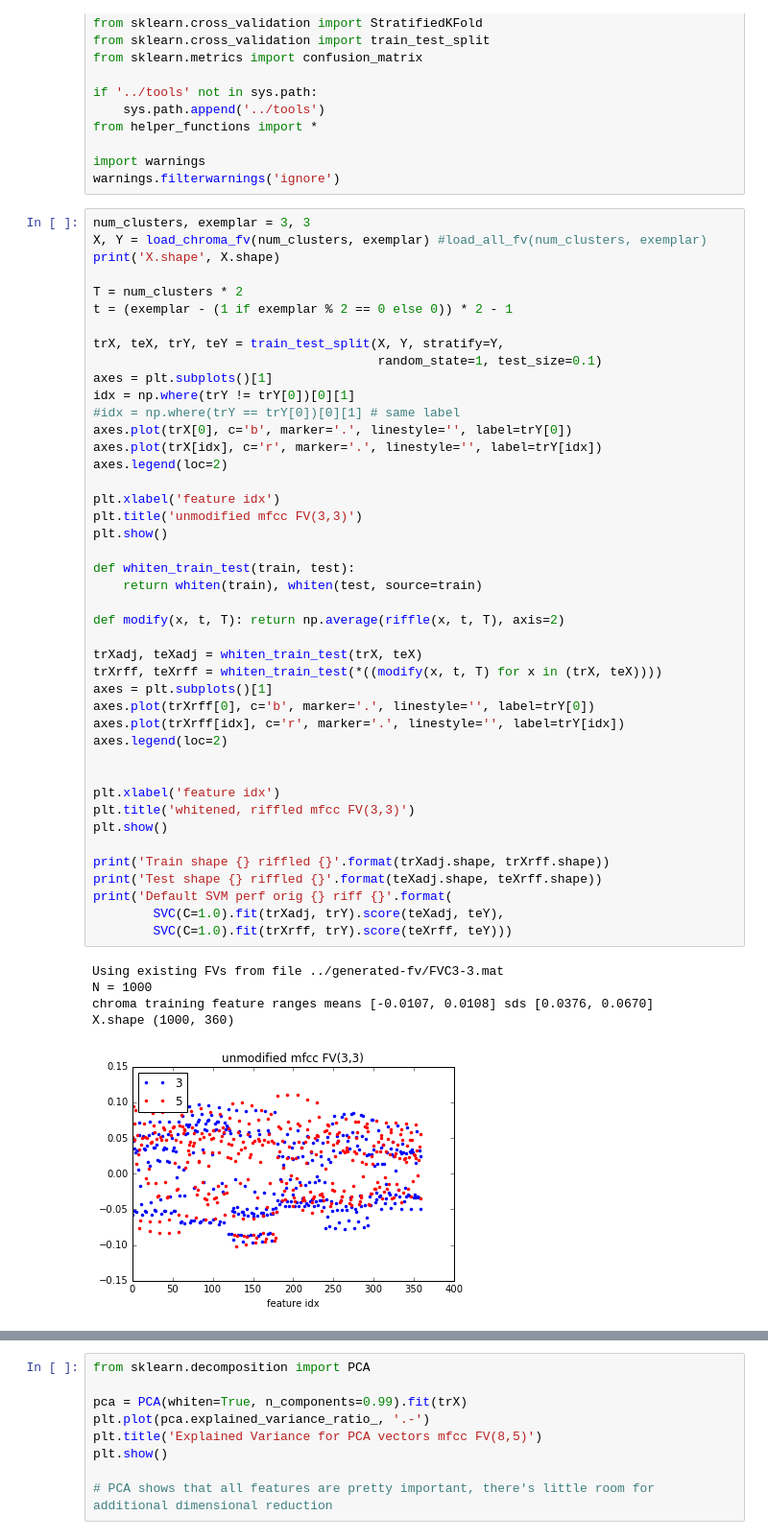
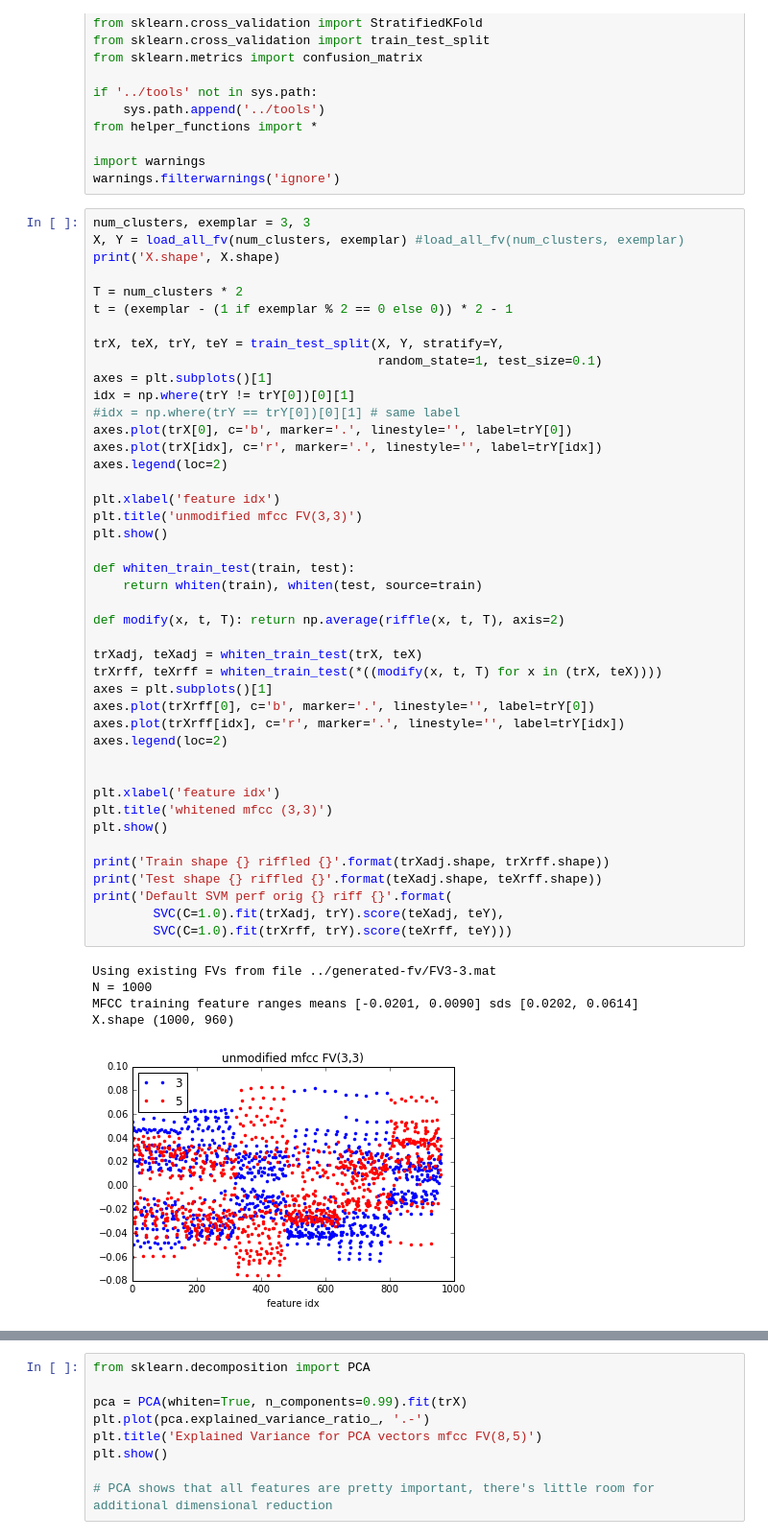
Before and after one commit to PrincetonUniversity/vox-music-classification, a Jupyter notebook: notebooks/exploratory-feature-analysis.ipynb, the cells around one changed output, grey strips where cells are left out. Shown at 96% size. Drawn from its saved outputs; the diff is of its cells as text.

```diff
--- a/notebooks/exploratory-feature-analysis.ipynb
+++ b/notebooks/exploratory-feature-analysis.ipynb
@@ -19,7 +19,7 @@ import warnings
 warnings.filterwarnings('ignore')
 # %%
 num_clusters, exemplar = 3, 3
-X, Y = load_chroma_fv(num_clusters, exemplar) #load_all_fv(num_clusters, exemplar)
+X, Y = load_all_fv(num_clusters, exemplar) #load_all_fv(num_clusters, exemplar)
 print('X.shape', X.shape)
 
 T = num_clusters * 2
@@ -34,35 +34,35 @@ axes.plot(trX[0], c='b', marker='.', linestyle='', label=trY[0])
 axes.plot(trX[idx], c='r', marker='.', linestyle='', label=trY[idx])
 axes.legend(loc=2)
 
 plt.xlabel('feature idx')
 plt.title('unmodified mfcc FV(3,3)')
 plt.show()
 
 def whiten_train_test(train, test):
     return whiten(train), whiten(test, source=train)
 
 def modify(x, t, T): return np.average(riffle(x, t, T), axis=2)
 
 trXadj, teXadj = whiten_train_test(trX, teX)
 trXrff, teXrff = whiten_train_test(*((modify(x, t, T) for x in (trX, teX))))
 axes = plt.subplots()[1]
 axes.plot(trXrff[0], c='b', marker='.', linestyle='', label=trY[0])
 axes.plot(trXrff[idx], c='r', marker='.', linestyle='', label=trY[idx])
 axes.legend(loc=2)
 
 
 plt.xlabel('feature idx')
-plt.title('whitened, riffled mfcc FV(3,3)')
+plt.title('whitened mfcc (3,3)')
 plt.show()
 
 print('Train shape {} riffled {}'.format(trXadj.shape, trXrff.shape))
 print('Test shape {} riffled {}'.format(teXadj.shape, teXrff.shape))
 print('Default SVM perf orig {} riff {}'.format(
         SVC(C=1.0).fit(trXadj, trY).score(teXadj, teY),
         SVC(C=1.0).fit(trXrff, trY).score(teXrff, teY)))
 # %% [output]
-Using existing FVs from file ../generated-fv/FVC3-3.mat
+Using existing FVs from file ../generated-fv/FV3-3.mat
 N = 1000
-chroma training feature ranges means [-0.0107, 0.0108] sds [0.0376, 0.0670]
-X.shape (1000, 360)
+MFCC training feature ranges means [-0.0201, 0.0090] sds [0.0202, 0.0614]
+X.shape (1000, 960)
-[figure, old version]
+[figure, new version]
```
Also changed, not shown: parts of 2 cells of this notebook, 6 other files.
